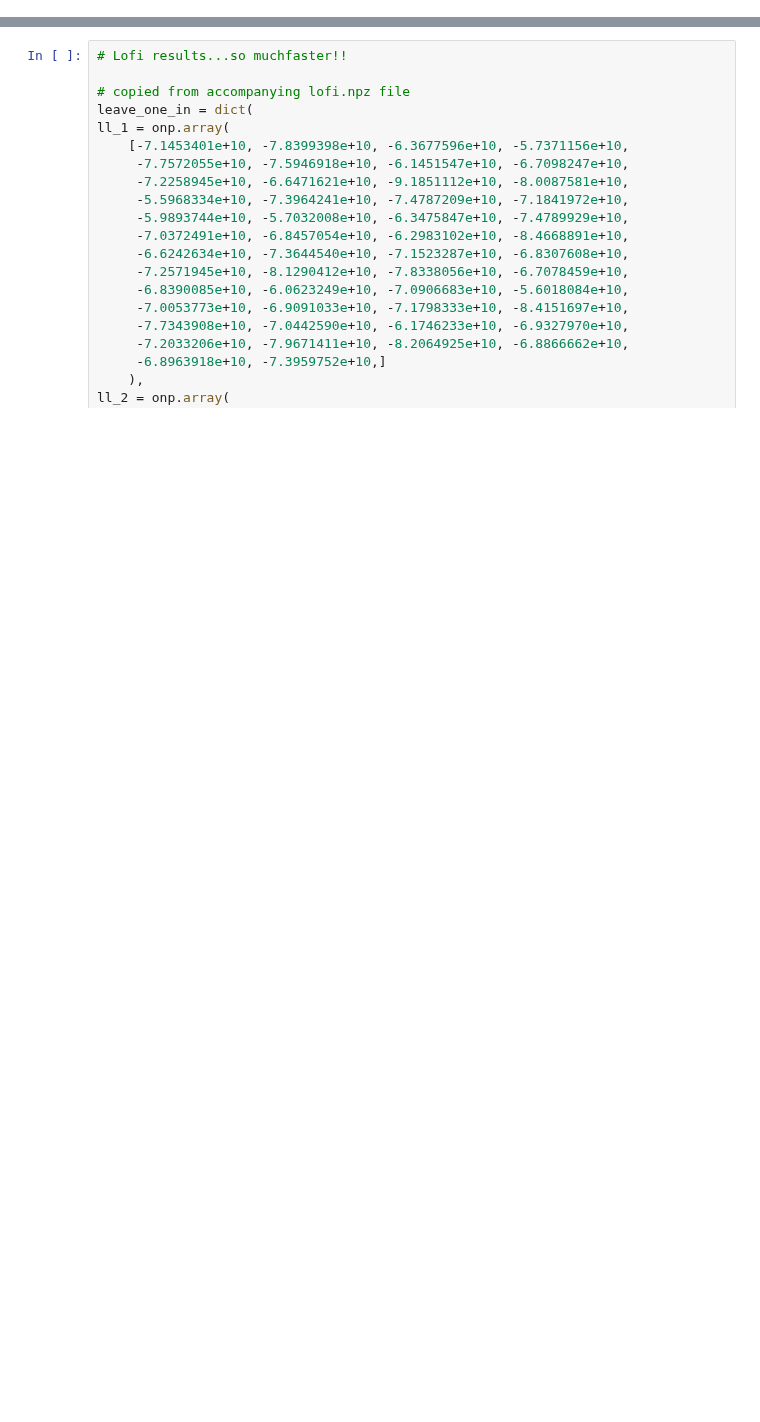
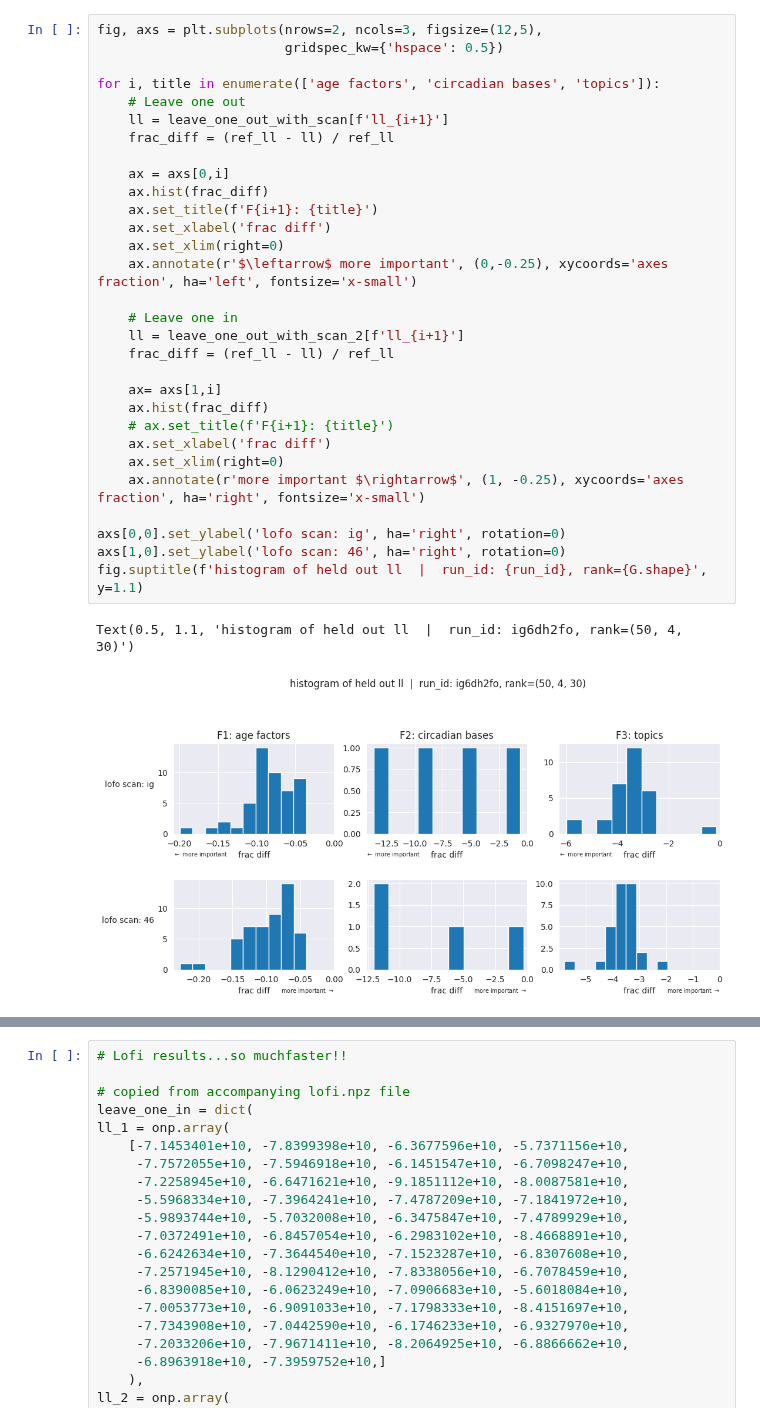
Before and after one commit to lindermanlab/dirichlet-tucker, a Jupyter notebook: analysis/kf-2023-11-07-loo-factor.ipynb, the cells around one changed output, grey strips where cells are left out. Cells and saved outputs as stored; diff of their text form; blank space fills up the shorter version.

```diff
--- a/analysis/kf-2023-11-07-loo-factor.ipynb
+++ b/analysis/kf-2023-11-07-loo-factor.ipynb
@@ -75,0 +283,33 @@ ref_ll = -3874.3681640625 * (14410 * 144 * 0.2) # avg_test_ll * (~mask.sum())
+# %%
+fig, axs = plt.subplots(nrows=2, ncols=3, figsize=(12,5),
+                        gridspec_kw={'hspace': 0.5})
+
+for i, title in enumerate(['age factors', 'circadian bases', 'topics']):
+    # Leave one out
+    ll = leave_one_out_with_scan[f'll_{i+1}']
+    frac_diff = (ref_ll - ll) / ref_ll
+
+    ax = axs[0,i]
+    ax.hist(frac_diff)
+    ax.set_title(f'F{i+1}: {title}')
+    ax.set_xlabel('frac diff')
+    ax.set_xlim(right=0)
+    ax.annotate(r'$\leftarrow$ more important', (0,-0.25), xycoords='axes fraction', ha='left', fontsize='x-small')
+
+    # Leave one in
+    ll = leave_one_out_with_scan_2[f'll_{i+1}']
+    frac_diff = (ref_ll - ll) / ref_ll
+
+    ax= axs[1,i]
+    ax.hist(frac_diff)
+    # ax.set_title(f'F{i+1}: {title}')
+    ax.set_xlabel('frac diff')
+    ax.set_xlim(right=0)
+    ax.annotate(r'more important $\rightarrow$', (1, -0.25), xycoords='axes fraction', ha='right', fontsize='x-small')
+
+axs[0,0].set_ylabel('lofo scan: ig', ha='right', rotation=0)
+axs[1,0].set_ylabel('lofo scan: 46', ha='right', rotation=0)
+fig.suptitle(f'histogram of held out ll  |  run_id: {run_id}, rank={G.shape}', y=1.1)
+# %% [output]
+Text(0.5, 1.1, 'histogram of held out ll  |  run_id: ig6dh2fo, rank=(50, 4, 30)')
+[figure, added]
```
Also changed, not shown: parts of 24 cells of this notebook.
